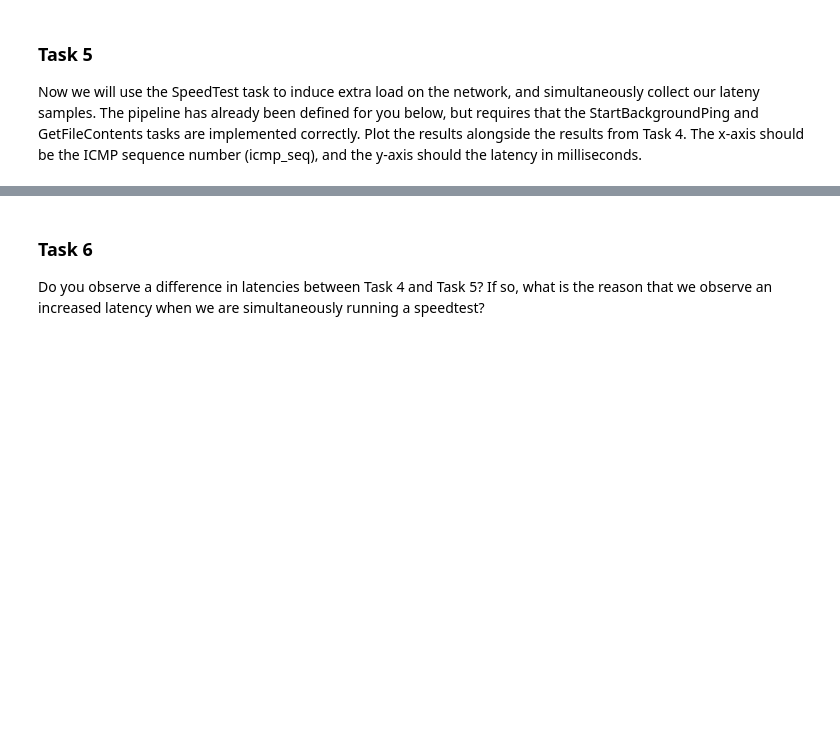
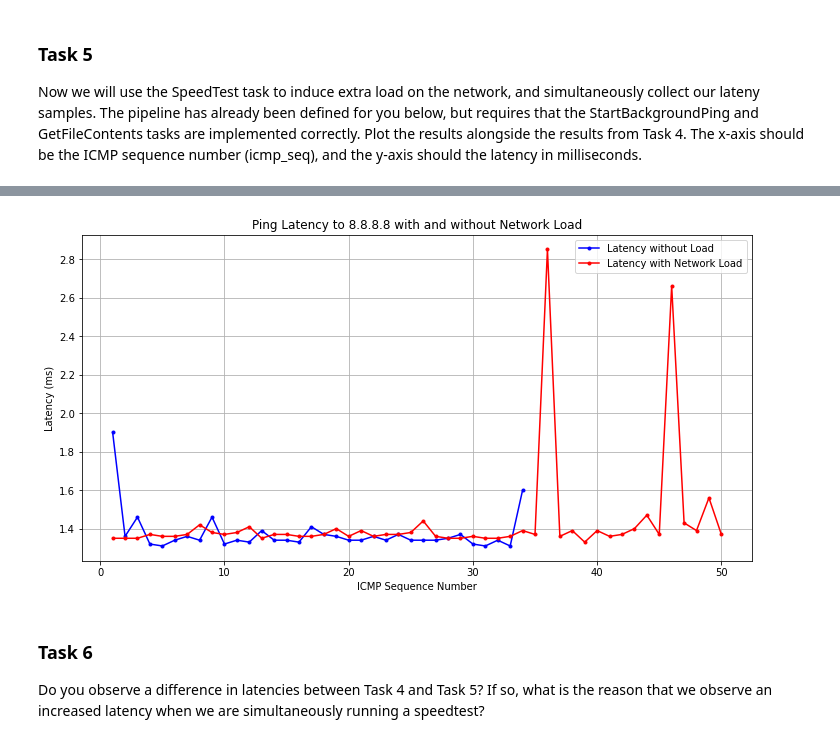
Before and after one commit to andrew200356/cs190n, a Jupyter notebook: assignments/assignment2/latency_under_load.ipynb, the cells around one changed output, grey strips where cells are left out. Drawn from its saved outputs; the diff is of its cells as text; code cells hidden in the pictures; blank space fills up the shorter version.

```diff
--- a/assignments/assignment2/latency_under_load.ipynb
+++ b/assignments/assignment2/latency_under_load.ipynb
@@ -308,5 +389,5 @@ pipeline = (
     .then(GetFileContents(filepath="/tmp/background_ping_results2.txt"))
 )
 # %%
-info = execute_pipeline(pipeline, working_node, 'background_ping_under_load_experiment')
-display_results(info)
+info_with_load = execute_pipeline(pipeline, working_node, 'background_ping_under_load_experiment')
+display_results(info_with_load)
@@ -313,7 +458,11 @@ display_results(info)
 # %%
 # TODO
 # 1. Parse netUnicorn output
 # 2. Graph Results alongside Task 4
+# Parse the data using regular expressions
+parse_and_plot(str(info), str(info_with_load), "Latency without Load", "Latency with Network Load")
+# %% [output]
+[figure, added]
 # %% [markdown]
 ### Task 6
 Do you observe a difference in latencies between Task 4 and Task 5? If so, what is the reason that we observe an increased latency when we are simultaneously running a speedtest?
```
Also changed, not shown: parts of 13 cells of this notebook.
